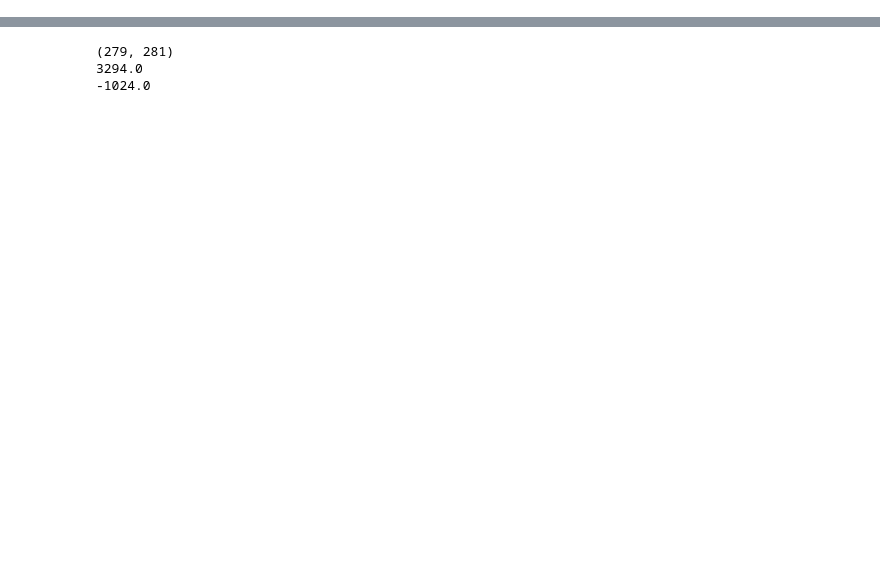
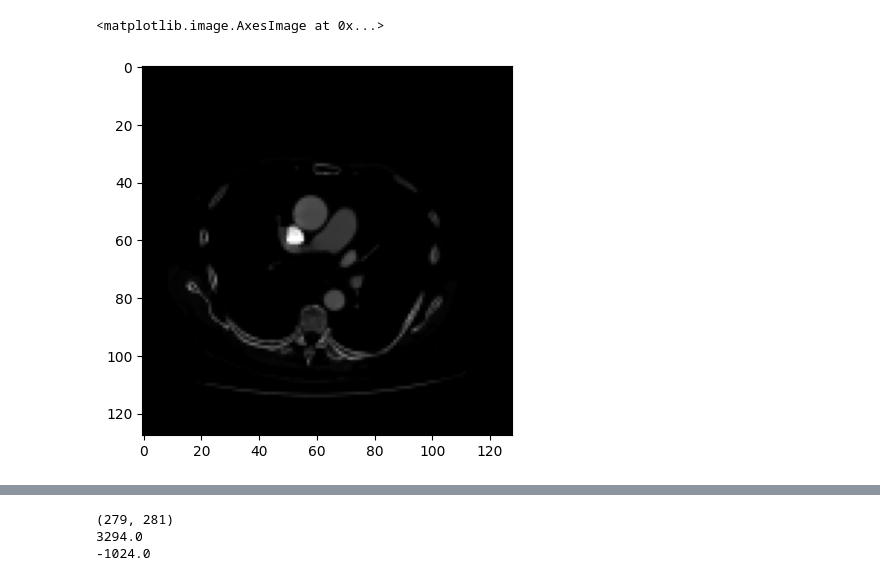
Before and after one commit to minhminh2k/3D-SegClass-Medical, a Jupyter notebook: notebooks/data.ipynb, the cells around one changed output, grey strips where cells are left out. Cells and saved outputs as stored; diff of their text form; code cells hidden in the pictures; blank space fills up the shorter version.

```diff
--- a/notebooks/data.ipynb
+++ b/notebooks/data.ipynb
@@ -35,0 +72,5 @@ def load_dcom(file_path: str):
+# %%
+plt.imshow(a_3d[80,:,:], cmap='gray')
+# %% [output]
+<matplotlib.image.AxesImage at 0x...>
+[figure, added]
```
Also changed, not shown: parts of 12 cells of this notebook, 20 other files.
